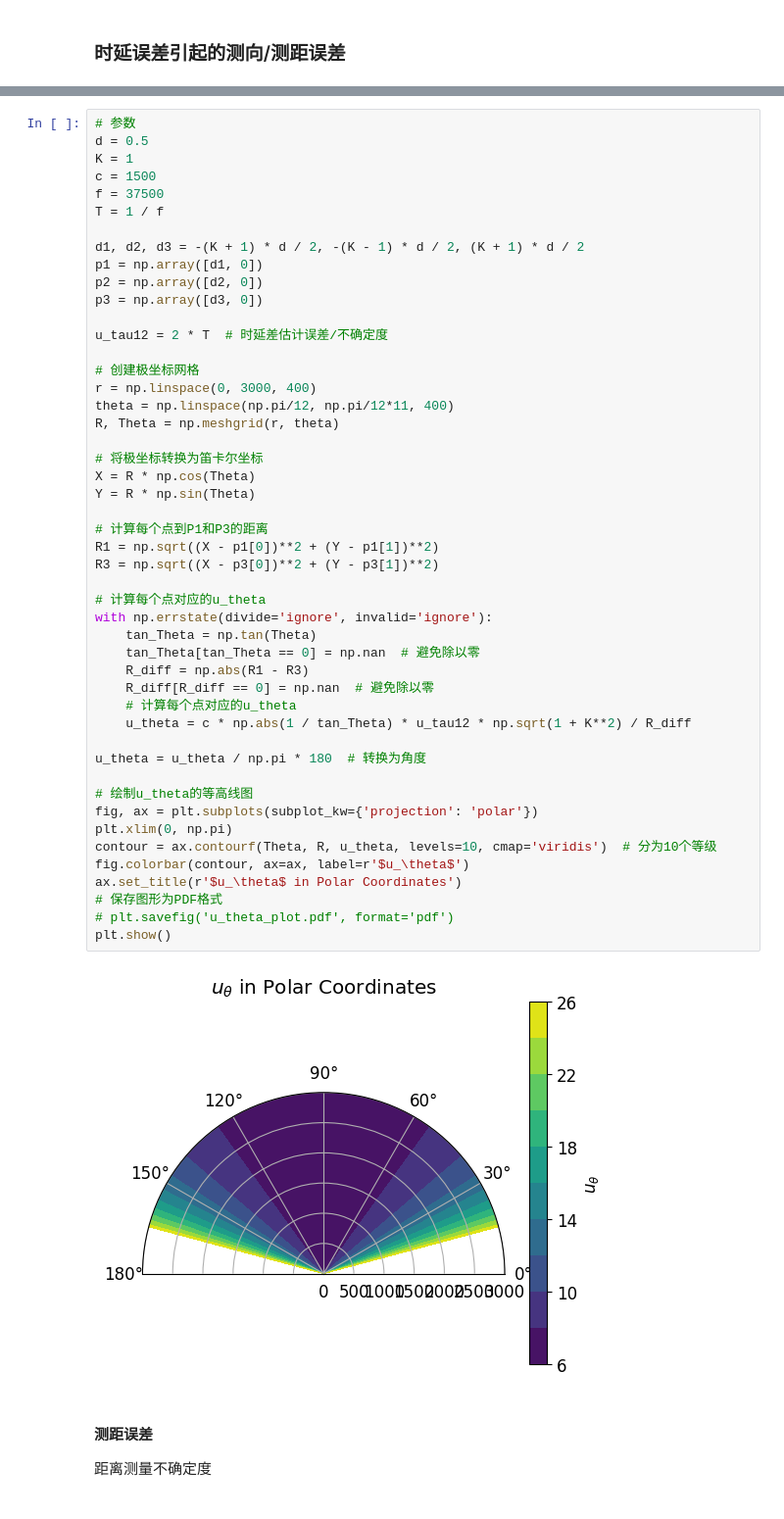
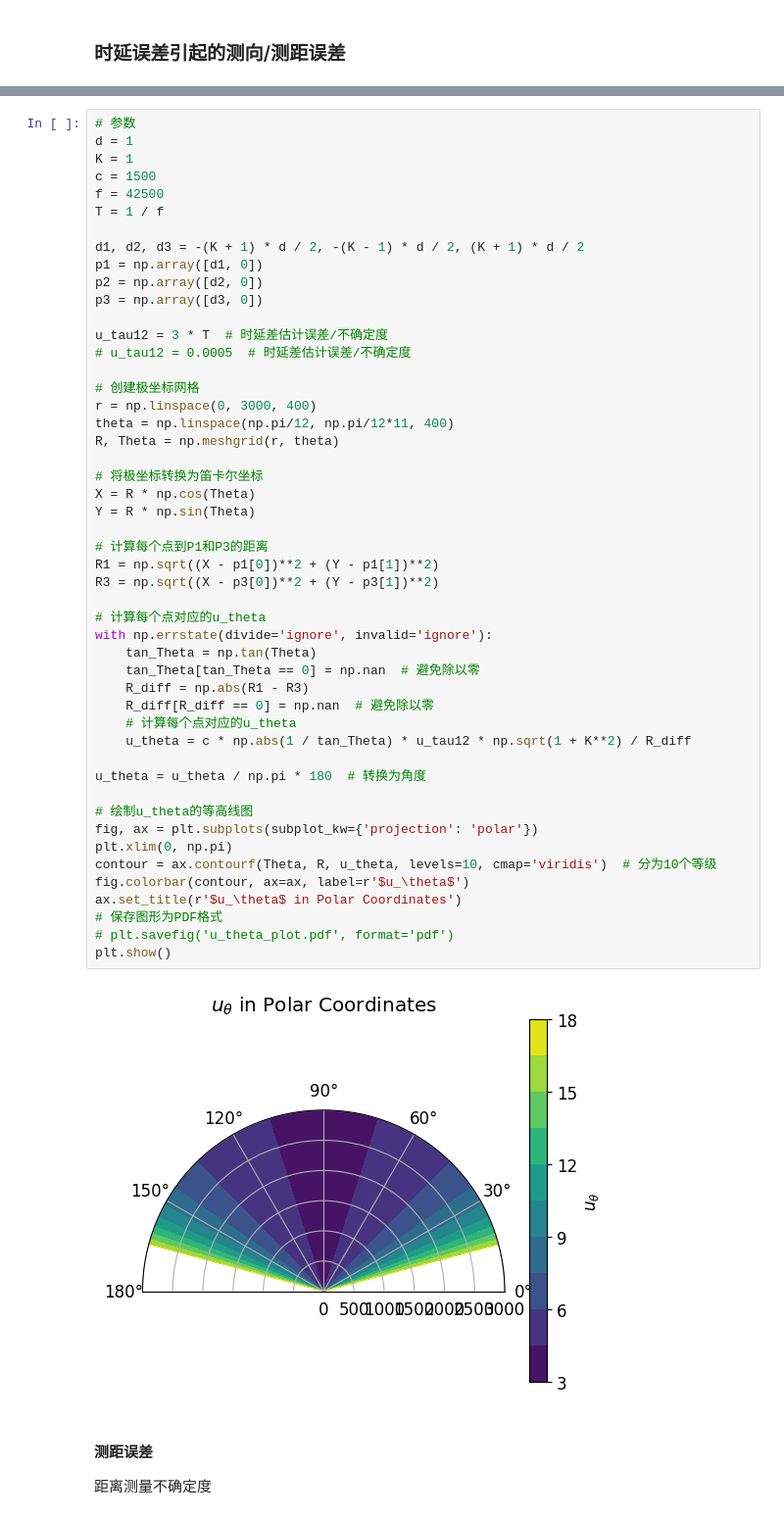
Before and after one commit to LeoJhonSong/ternary-array-passive-bearing, a Jupyter notebook: analysis_error.ipynb, the cells around one changed output, grey strips where cells are left out. Shown at 98% size. Cells and saved outputs as stored; diff of their text form.

```diff
--- a/analysis_error.ipynb
+++ b/analysis_error.ipynb
@@ -78,9 +86,9 @@ plt.show()
 # %%
 # 参数
-d = 0.5
+d = 1
 K = 1
 c = 1500
-f = 37500
+f = 42500
 T = 1 / f
 
 d1, d2, d3 = -(K + 1) * d / 2, -(K - 1) * d / 2, (K + 1) * d / 2
@@ -88,7 +96,8 @@ p1 = np.array([d1, 0])
 p2 = np.array([d2, 0])
 p3 = np.array([d3, 0])
 
-u_tau12 = 2 * T  # 时延差估计误差/不确定度
+u_tau12 = 3 * T  # 时延差估计误差/不确定度
+# u_tau12 = 0.0005  # 时延差估计误差/不确定度
 
 # 创建极坐标网格
 r = np.linspace(0, 3000, 400)
@@ -97,34 +106,34 @@ R, Theta = np.meshgrid(r, theta)
 
 # 将极坐标转换为笛卡尔坐标
 X = R * np.cos(Theta)
 Y = R * np.sin(Theta)
 
 # 计算每个点到P1和P3的距离
 R1 = np.sqrt((X - p1[0])**2 + (Y - p1[1])**2)
 R3 = np.sqrt((X - p3[0])**2 + (Y - p3[1])**2)
 
 # 计算每个点对应的u_theta
 with np.errstate(divide='ignore', invalid='ignore'):
     tan_Theta = np.tan(Theta)
     tan_Theta[tan_Theta == 0] = np.nan  # 避免除以零
     R_diff = np.abs(R1 - R3)
     R_diff[R_diff == 0] = np.nan  # 避免除以零
     # 计算每个点对应的u_theta
     u_theta = c * np.abs(1 / tan_Theta) * u_tau12 * np.sqrt(1 + K**2) / R_diff
 
 u_theta = u_theta / np.pi * 180  # 转换为角度
 
 # 绘制u_theta的等高线图
 fig, ax = plt.subplots(subplot_kw={'projection': 'polar'})
 plt.xlim(0, np.pi)
 contour = ax.contourf(Theta, R, u_theta, levels=10, cmap='viridis')  # 分为10个等级
 fig.colorbar(contour, ax=ax, label=r'$u_\theta$')
 ax.set_title(r'$u_\theta$ in Polar Coordinates')
 # 保存图形为PDF格式
 # plt.savefig('u_theta_plot.pdf', format='pdf')
 plt.show()
 # %% [output]
-[figure, old version]
+[figure, new version]
 # %% [markdown]
 #### 测距误差
 
```
Also changed, not shown: parts of 2 cells of this notebook, 1 other file.
